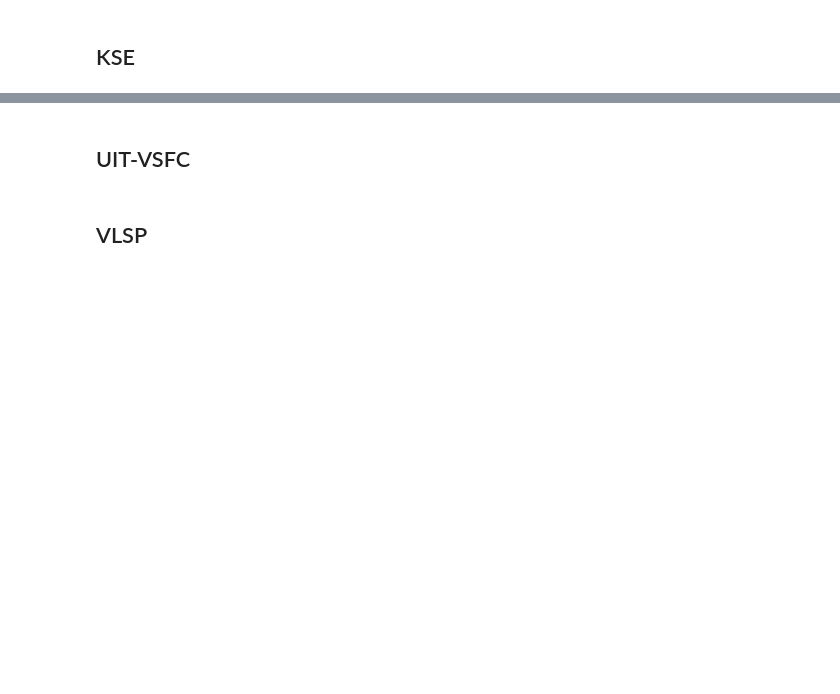
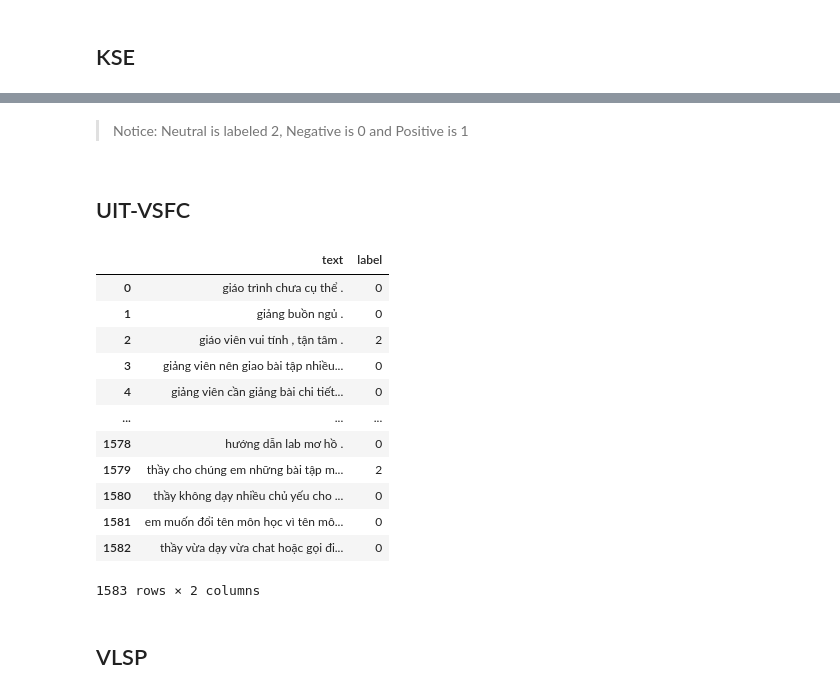
Before and after one commit to lacls/Vietnamese-SA-with-SOTA-approaches, a Jupyter notebook: Data_Augmentation.ipynb, the cells around one changed output, grey strips where cells are left out. Saved outputs shown, nothing was run; the diff lists cells and outputs as text; code cells hidden in the pictures; blank space fills up the shorter version.

```diff
--- a/Data_Augmentation.ipynb
+++ b/Data_Augmentation.ipynb
@@ -93,3 +126,5 @@ len(idx_),len(text)
+# %% [markdown]
+> Notice: Neutral is labeled 2, Negative is 0 and Positive is 1
 # %%
 idx_=[]
 text=[]
@@ -160,2 +211,19 @@ with open(f"/content/drive/MyDrive/Thesis/Data/UIT-VSFC/test/sentiments.txt","r"
+# %%
+data_csv=pd.read_csv("/content/drive/MyDrive/Thesis/Data/uit_TOPICS_vsfc_dev.csv")
+data_csv
+# %% [output]
+|  | text | label |
+| 0 | giáo trình chưa cụ thể . | 0 |
+| 1 | giảng buồn ngủ . | 0 |
+| 2 | giáo viên vui tính , tận tâm . | 2 |
+| 3 | giảng viên nên giao bài tập nhiều... | 0 |
+| 4 | giảng viên cần giảng bài chi tiết... | 0 |
+| ... | ... | ... |
+| 1578 | hướng dẫn lab mơ hồ . | 0 |
+| 1579 | thầy cho chúng em những bài tập m... | 2 |
+| 1580 | thầy không dạy nhiều chủ yếu cho ... | 0 |
+| 1581 | em muốn đổi tên môn học vì tên mô... | 0 |
+| 1582 | thầy vừa dạy vừa chat hoặc gọi đi... | 0 |
+1583 rows × 2 columns
 # %% [markdown]
 ## VLSP
```
Also changed, not shown: parts of 52 cells of this notebook.
